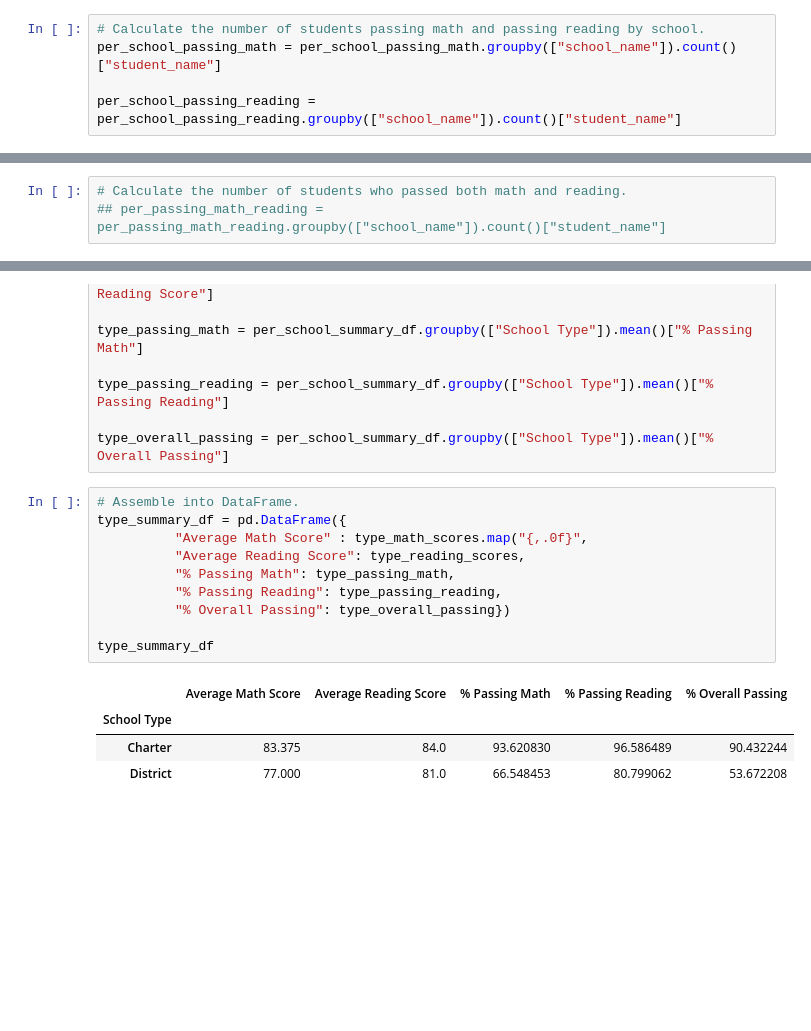
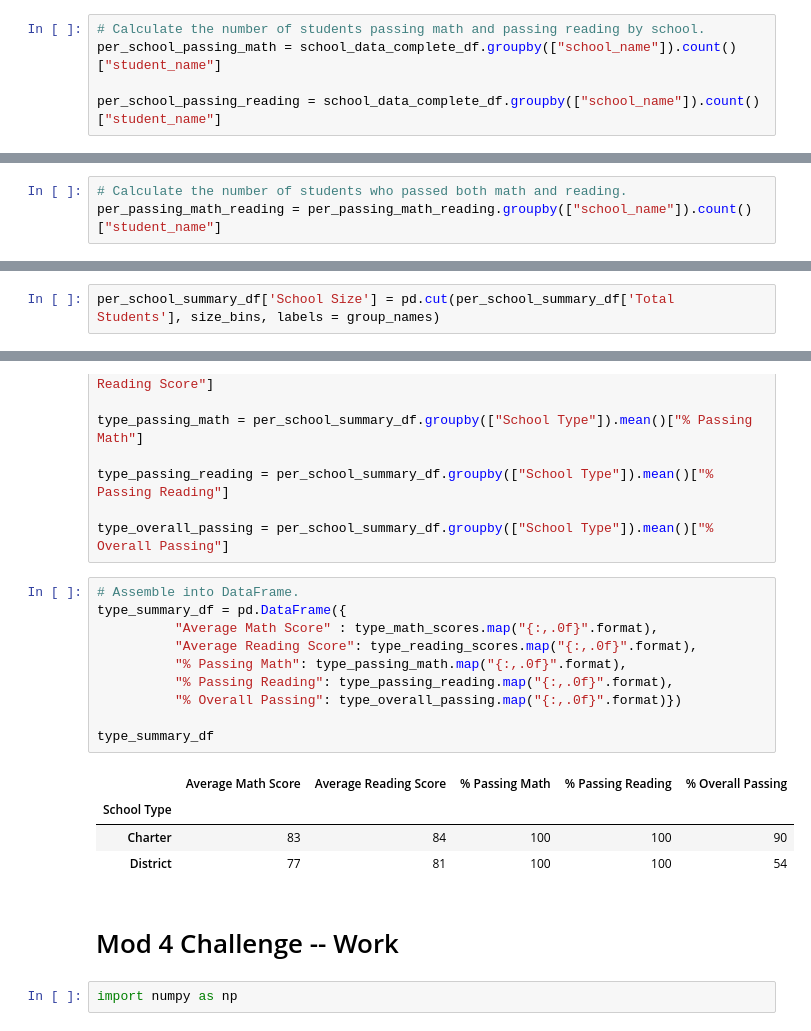
Before and after one commit to Michaelfr22/School_District_Analysis, a Jupyter notebook: PyCitySchools.ipynb, the cells around one changed output, grey strips where cells are left out. Drawn from its saved outputs; the diff is of its cells as text; blank space fills up the shorter version.

```diff
--- a/PyCitySchools.ipynb
+++ b/PyCitySchools.ipynb
@@ -594,9 +594,9 @@ Name: math_score, dtype: float64
  # 3. Get the students who passed math and passed reading
 # %%
 # Calculate the number of students passing math and passing reading by school.
-per_school_passing_math = per_school_passing_math.groupby(["school_name"]).count()["student_name"]
+per_school_passing_math = school_data_complete_df.groupby(["school_name"]).count()["student_name"]
 
-per_school_passing_reading = per_school_passing_reading.groupby(["school_name"]).count()["student_name"]
+per_school_passing_reading = school_data_complete_df.groupby(["school_name"]).count()["student_name"]
 # %%
 per_school_passing_math
 # %% [output]
@@ -636,7 +636,7 @@ per_passing_math_reading.head()
 | 9 | 9 | Matthew Greene | M | 10th | Huang High School | 96 | 84 | 0 | ... |
 # %%
 # Calculate the number of students who passed both math and reading.
-## per_passing_math_reading = per_passing_math_reading.groupby(["school_name"]).count()["student_name"]
+per_passing_math_reading = per_passing_math_reading.groupby(["school_name"]).count()["student_name"]
 # %%
 # Calculate the overall passing percentage.
 per_overall_passing_percentage = per_passing_math_reading / per_school_counts * 100
@@ -1022,6 +1048,8 @@ spending_summary_df
 # Establish the bins.
 size_bins = [0, 999, 1999, 5000]
 group_names = ["Small (<1000)", "Medium (1000-1999)", "Large (2000-5000)"]
+# %%
+per_school_summary_df['School Size'] = pd.cut(per_school_summary_df['Total Students'], size_bins, labels = group_names)
 # %%
 # Assemble into DataFrame.
 school_size_df = pd.DataFrame({
@@ -1081,15 +1109,19 @@ type_overall_passing = per_school_summary_df.groupby(["School Type"]).mean()["%
 # %%
 # Assemble into DataFrame.
 type_summary_df = pd.DataFrame({
-          "Average Math Score" : type_math_scores.map("{,.0f}",
-          "Average Reading Score": type_reading_scores,
-          "% Passing Math": type_passing_math,
-          "% Passing Reading": type_passing_reading,
-          "% Overall Passing": type_overall_passing})
+          "Average Math Score" : type_math_scores.map("{:,.0f}".format),
+          "Average Reading Score": type_reading_scores.map("{:,.0f}".format),
+          "% Passing Math": type_passing_math.map("{:,.0f}".format),
+          "% Passing Reading": type_passing_reading.map("{:,.0f}".format),
+          "% Overall Passing": type_overall_passing.map("{:,.0f}".format)})
 
 type_summary_df
 # %% [output]
 |  | Average Math Score | Average Reading Score | % Passing Math | % Passing Reading | % Overall Passing |
 | School Type |  |  |  |  |  |
-| Charter | 83.375 | 84.0 | 93.620830 | 96.586489 | 90.432244 |
-| District | 77.000 | 81.0 | 66.548453 | 80.799062 | 53.672208 |
+| Charter | 83 | 84 | 100 | 100 | 90 |
+| District | 77 | 81 | 100 | 100 | 54 |
+# %% [markdown]
+# Mod 4 Challenge -- Work
+# %%
+import numpy as np
```
Also changed, not shown: parts of 11 cells of this notebook.
